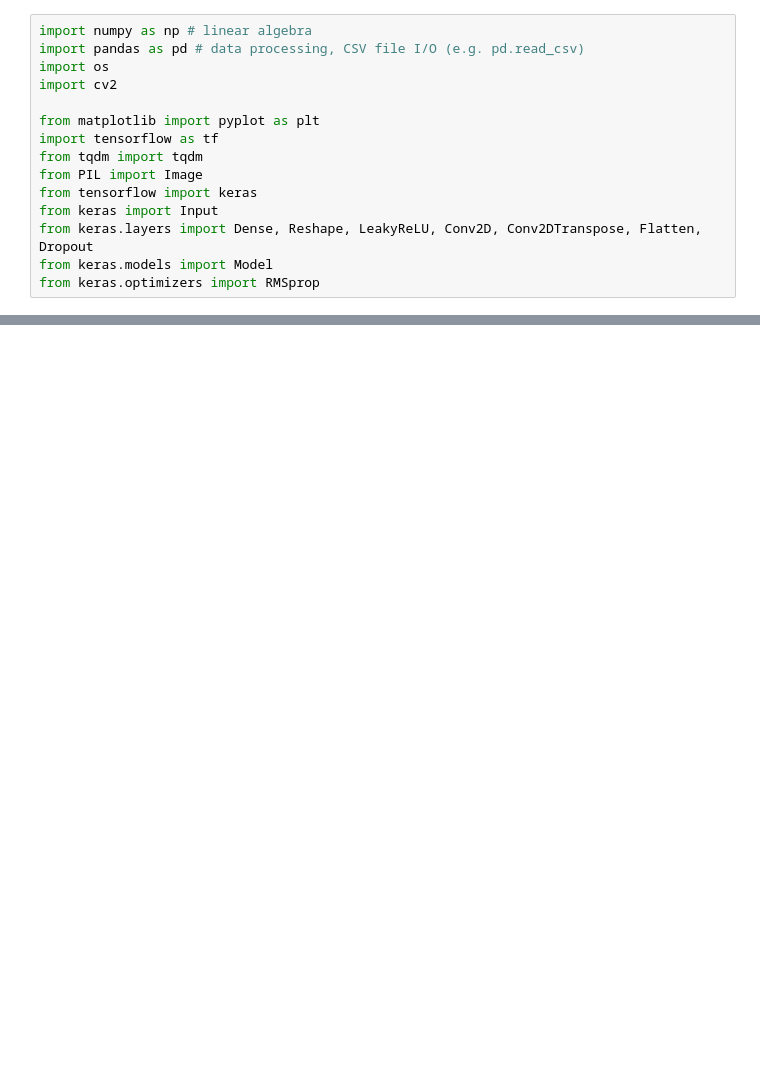
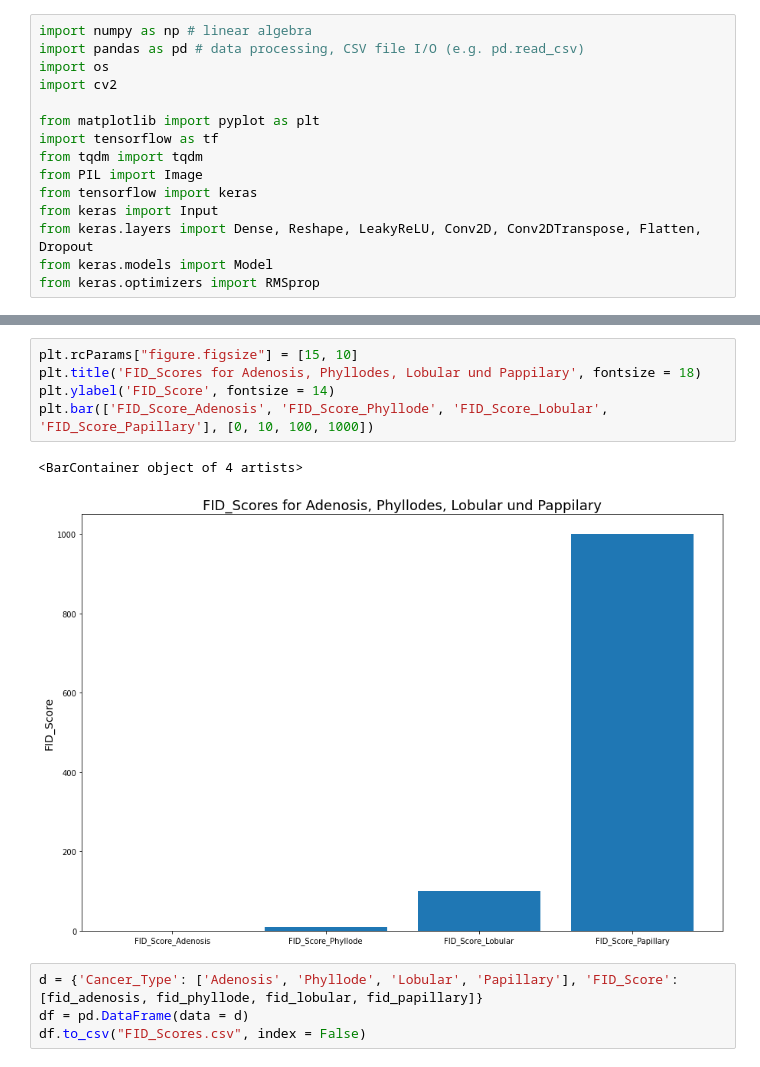
Before and after one commit to eliasmarcon/Medical_Imaging_Project, a Jupyter notebook: Pipeline/Generate_Eval_GAN.ipynb, the cells around one changed output, grey strips where cells are left out. Drawn from its saved outputs; the diff is of its cells as text; blank space fills up the shorter version.

```diff
--- a/Pipeline/Generate_Eval_GAN.ipynb
+++ b/Pipeline/Generate_Eval_GAN.ipynb
@@ -460,0 +247,12 @@ for number, prediction in enumerate(predictions):
+# %%
+plt.rcParams["figure.figsize"] = [15, 10]
+plt.title('FID_Scores for Adenosis, Phyllodes, Lobular und Pappilary', fontsize = 18)
+plt.ylabel('FID_Score', fontsize = 14)
+plt.bar(['FID_Score_Adenosis', 'FID_Score_Phyllode', 'FID_Score_Lobular', 'FID_Score_Papillary'], [0, 10, 100, 1000])
+# %% [output]
+<BarContainer object of 4 artists>
+[figure, added]
+# %%
+d = {'Cancer_Type': ['Adenosis', 'Phyllode', 'Lobular', 'Papillary'], 'FID_Score': [fid_adenosis, fid_phyllode, fid_lobular, fid_papillary]}
+df = pd.DataFrame(data = d)
+df.to_csv("FID_Scores.csv", index = False)
```
Also changed, not shown: parts of 88 cells of this notebook, 7 other files.
